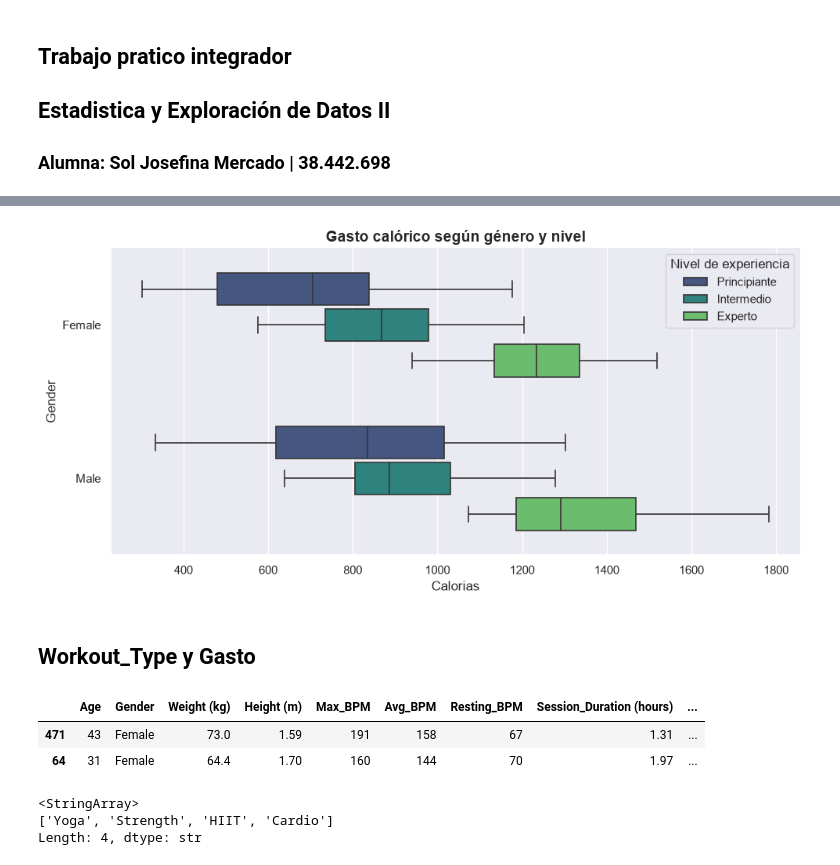
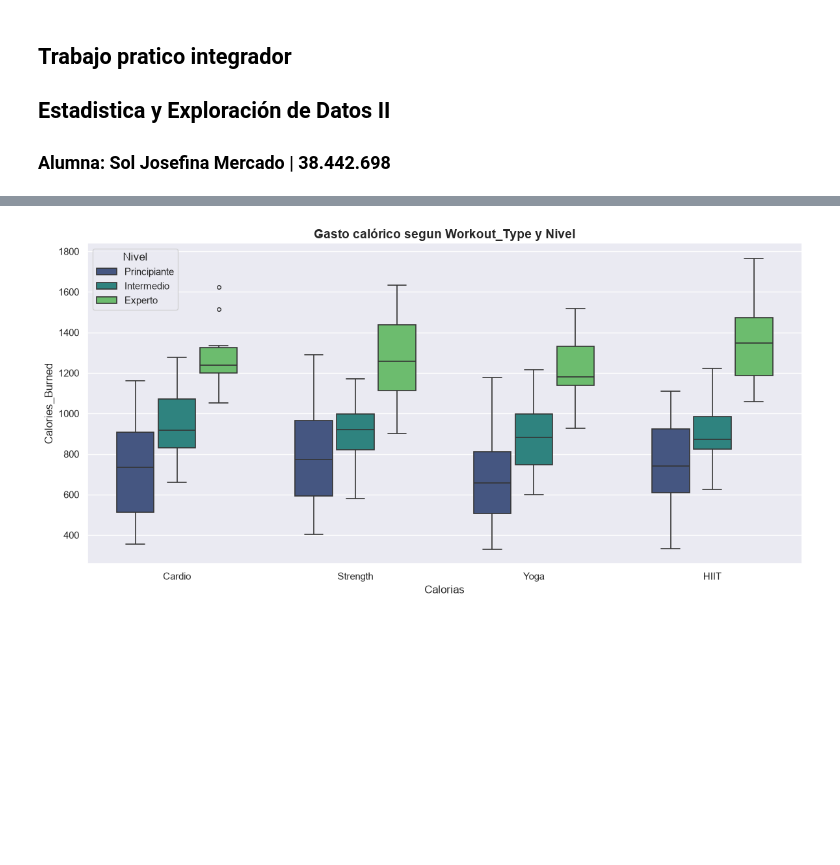
Before and after one commit to SolJosefinaMercado/TP_Promocion_EED2, a Jupyter notebook: notebook_eda.ipynb, the cells around one changed output, grey strips where cells are left out. Drawn from its saved outputs; the diff is of its cells as text; code cells hidden in the pictures; blank space fills up the shorter version.

```diff
--- a/notebook_eda.ipynb
+++ b/notebook_eda.ipynb
@@ -138,0 +68,15 @@ muestra.head(2)
+# %%
+# Parámetros (población = dataset completo)
+promedio_poblacional = df["Calories_Burned"].mean()
+
+# Muestra estratificada proporcional por nivel de experiencia (30%)
+muestra = df.groupby("Experience_Level").sample(frac=0.30, random_state=42)
+
+# Estadístico
+promedio_muestral = muestra["Calories_Burned"].mean()
+print('promedio de gasto calórico\nPoblacion - Muestra')
+print(f'{promedio_poblacional.round(2)}  -  {promedio_muestral.round(2)}')
+print()
+
+err = promedio_muestral - promedio_poblacional
+print(f'Error: {err.round(2)} calorías')
@@ -188,33 +190,18 @@ Contrario en los niveles mas altos donde se estima un mejor manejo de los elemen
 # %%
 import seaborn as sns
 import matplotlib.pyplot as plt
 sns.set_theme(style='darkgrid')
-fig, ax = plt.subplots(figsize=(10, 5))
-sns.boxplot(data=muestra, x='Calories_Burned', y='Gender', hue='Nivel',
+fig, ax = plt.subplots(figsize=(12, 6))
+sns.boxplot(data=muestra, y='Calories_Burned', x='Workout_Type', hue='Nivel',
             hue_order=['Principiante', 'Intermedio', 'Experto'],
             palette='viridis', width=0.7, gap=0.1, whis=1.5,
             fliersize=4, linewidth=1.2, ax=ax)
 
-ax.set_title('Gasto calórico según género y nivel', fontsize=14, fontweight='bold')
+ax.set_title('Gasto calórico segun Workout_Type y Nivel', fontsize=14, fontweight='bold')
 ax.set_xlabel('Calorias')
-ax.legend(title='Nivel de experiencia', loc='upper right')
 sns.despine()
 
 plt.tight_layout()
 plt.show()
 # %% [output]
-[figure, old version]
+[figure, new version]
-# %% [markdown]
-## Workout_Type y Gasto
-# %%
-muestra.head(2)
-# %% [output]
-|  | Age | Gender | Weight (kg) | Height (m) | Max_BPM | Avg_BPM | Resting_BPM | Session_Duration (hours) | ... |
-| 471 | 43 | Female | 73.0 | 1.59 | 191 | 158 | 67 | 1.31 | ... |
-| 64 | 31 | Female | 64.4 | 1.70 | 160 | 144 | 70 | 1.97 | ... |
-# %%
-muestra['Workout_Type'].unique()
-# %% [output]
-<StringArray>
-['Yoga', 'Strength', 'HIIT', 'Cardio']
-Length: 4, dtype: str
```
Also changed, not shown: parts of 29 cells of this notebook.
